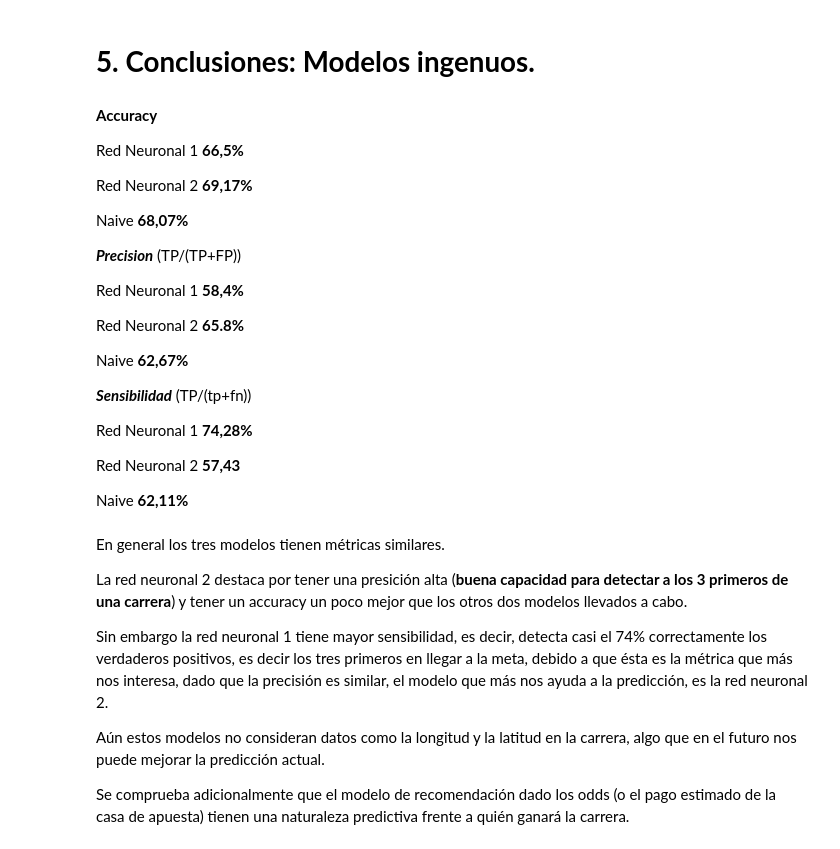
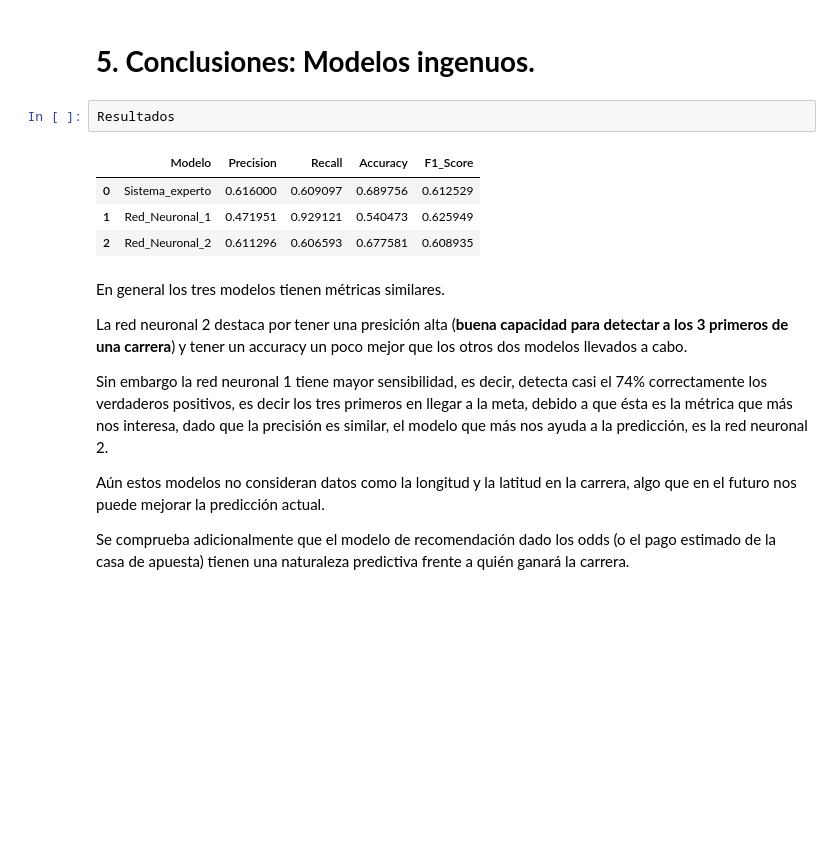
Before and after one commit to jsebastianquiroga/Big_Data-_Derby_2022_SI, a Jupyter notebook: Notebooks/sistemas_inteligentes.ipynb, the cells around one changed output. Cells and saved outputs as stored; diff of their text form; blank space fills up the shorter version.

```diff
--- a/Notebooks/sistemas_inteligentes.ipynb
+++ b/Notebooks/sistemas_inteligentes.ipynb
@@ -1027,31 +1020,12 @@ Resultados
 # %% [markdown]
 # <h1><strong> 5. Conclusiones: Modelos ingenuos.</h1></strong>
-# %% [markdown]
-**Accuracy**
-
-Red Neuronal 1 **66,5%**
-
-Red Neuronal 2 **69,17%**
-
-Naive **68,07%**
-
-***Precision*** (TP/(TP+FP))
-
-
-Red Neuronal 1 **58,4%**
-
-Red Neuronal 2 **65.8%**
-
-Naive **62,67%**
-
-
-***Sensibilidad*** (TP/(tp+fn))
-
-Red Neuronal 1 **74,28%**
-
-Red Neuronal 2 **57,43**
-
-Naive          **62,11%**
+# %%
+Resultados
+# %% [output]
+|  | Modelo | Precision | Recall | Accuracy | F1_Score |
+| 0 | Sistema_experto | 0.616000 | 0.609097 | 0.689756 | 0.612529 |
+| 1 | Red_Neuronal_1 | 0.471951 | 0.929121 | 0.540473 | 0.625949 |
+| 2 | Red_Neuronal_2 | 0.611296 | 0.606593 | 0.677581 | 0.608935 |
 # %% [markdown]
 En general los tres modelos tienen métricas similares.
 
```
Also changed, not shown: parts of 36 cells of this notebook.
